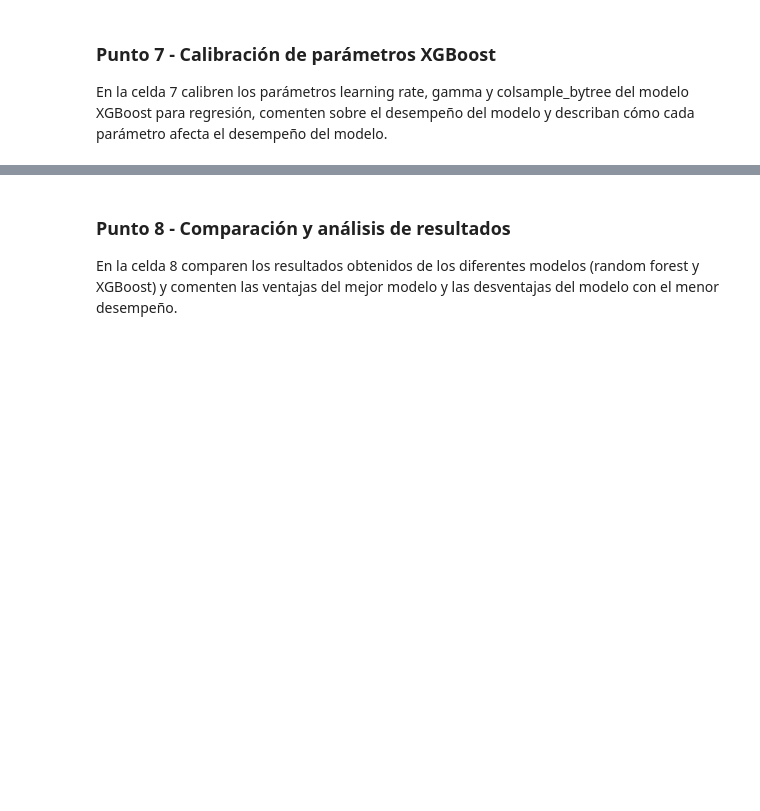
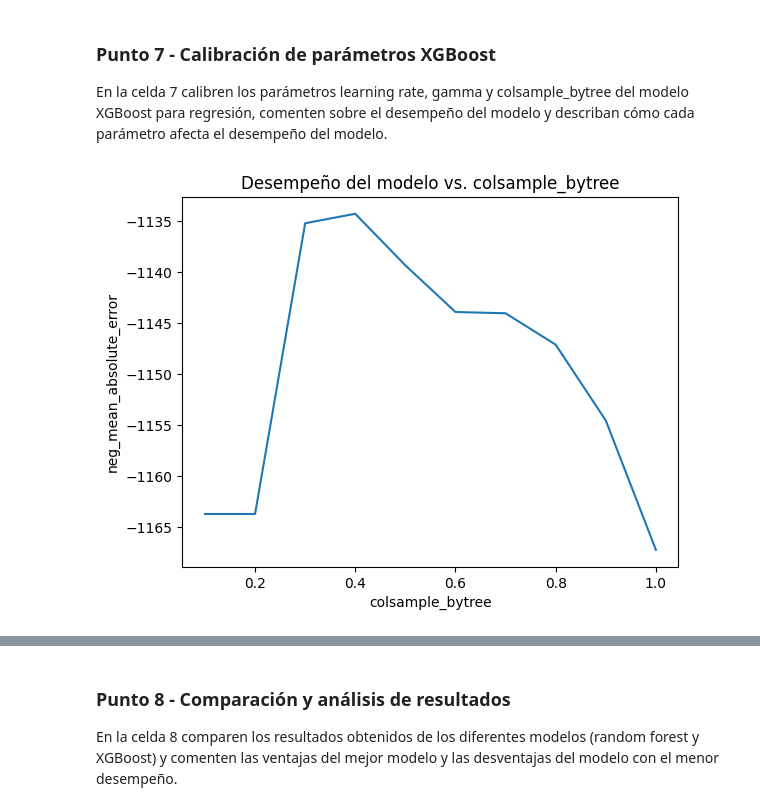
Before and after one commit to jbolivar1975/MIAD_ML_NLP_2025, a Jupyter notebook: Semana 2/S2TC1_RandomForests_Boosting.ipynb, the cells around one changed output, grey strips where cells are left out. Cells and saved outputs as stored; diff of their text form; code cells hidden in the pictures; blank space fills up the shorter version.

```diff
--- a/Semana 2/S2TC1_RandomForests_Boosting.ipynb
+++ b/Semana 2/S2TC1_RandomForests_Boosting.ipynb
@@ -546,3 +547,32 @@ plt.show()
 ### Punto 7 - Calibración de parámetros XGBoost
 
 En la celda 7 calibren los parámetros learning rate, gamma y colsample_bytree del modelo XGBoost para regresión, comenten sobre el desempeño del modelo y describan cómo cada parámetro afecta el desempeño del modelo.
+# %%
+# Celda 7
+
+#colsample_bytree: Controla la fracción de features (columnas) que se utilizan para construir cada árbol.
+
+import matplotlib.pyplot as plt
+from xgboost import XGBRegressor
+from sklearn.model_selection import cross_val_score
+
+# Se prueba un rango de valores para colsample_bytree
+colsample_bytree_range = [0.1, 0.2, 0.3, 0.4, 0.5, 0.6, 0.7, 0.8, 0.9, 1.0]
+
+# Lista para almacenar las puntuaciones de la métrica
+metrica_scores = []
+
+# Se itera sobre los valores de colsample_bytree y se calcula la puntuación de la métrica utilizando validación cruzada de 5 pliegues
+for colsample_bytree in colsample_bytree_range:
+    regressor = XGBRegressor(colsample_bytree=colsample_bytree, random_state=1, n_jobs=-1)
+    scores = cross_val_score(regressor, X, y, cv=5, scoring='neg_mean_absolute_error')
+    metrica_scores.append(scores.mean())
+
+# Grafica los resultados
+plt.plot(colsample_bytree_range, metrica_scores)
+plt.xlabel('colsample_bytree')
+plt.ylabel('neg_mean_absolute_error')
+plt.title('Desempeño del modelo vs. colsample_bytree')
+plt.show()
+# %% [output]
+[figure, added]
```
Also changed, not shown: parts of 11 cells of this notebook.
